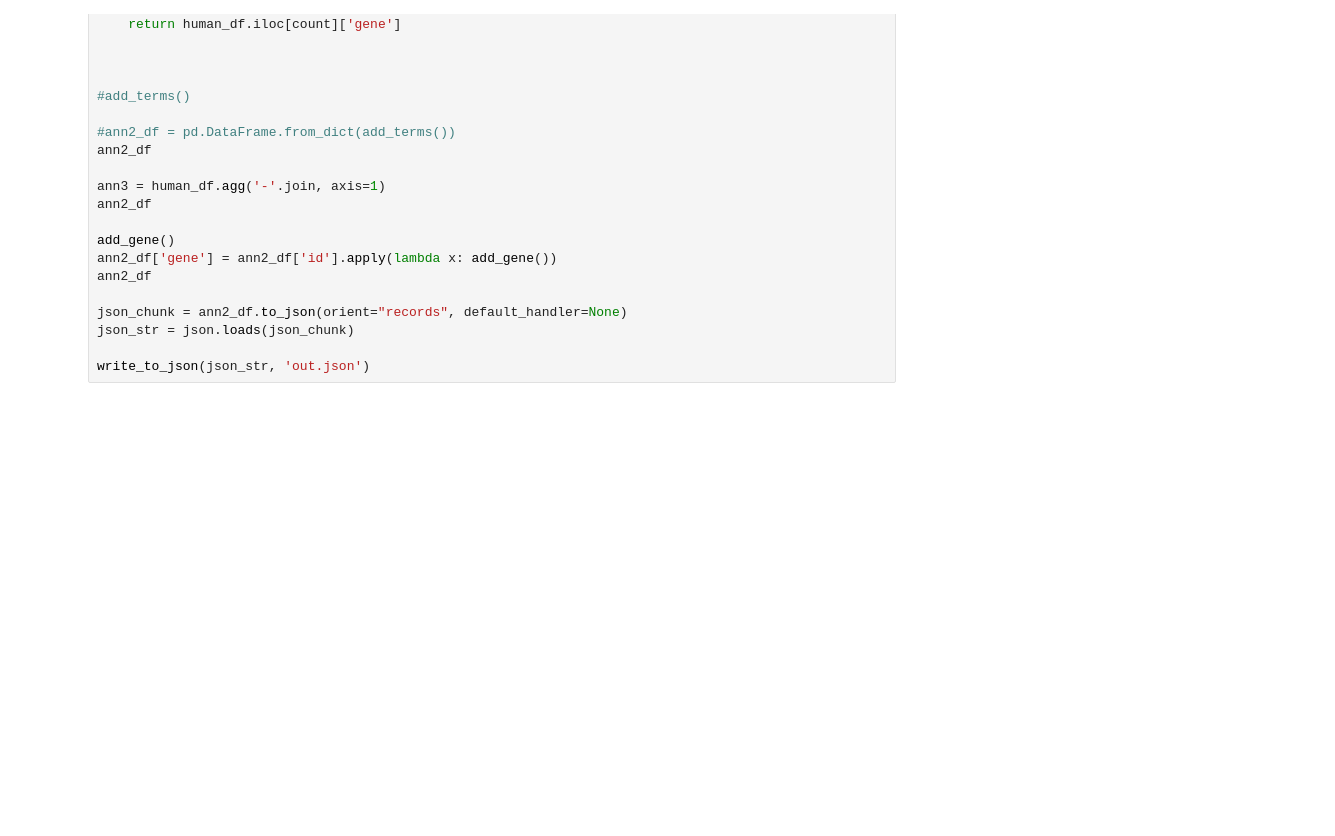
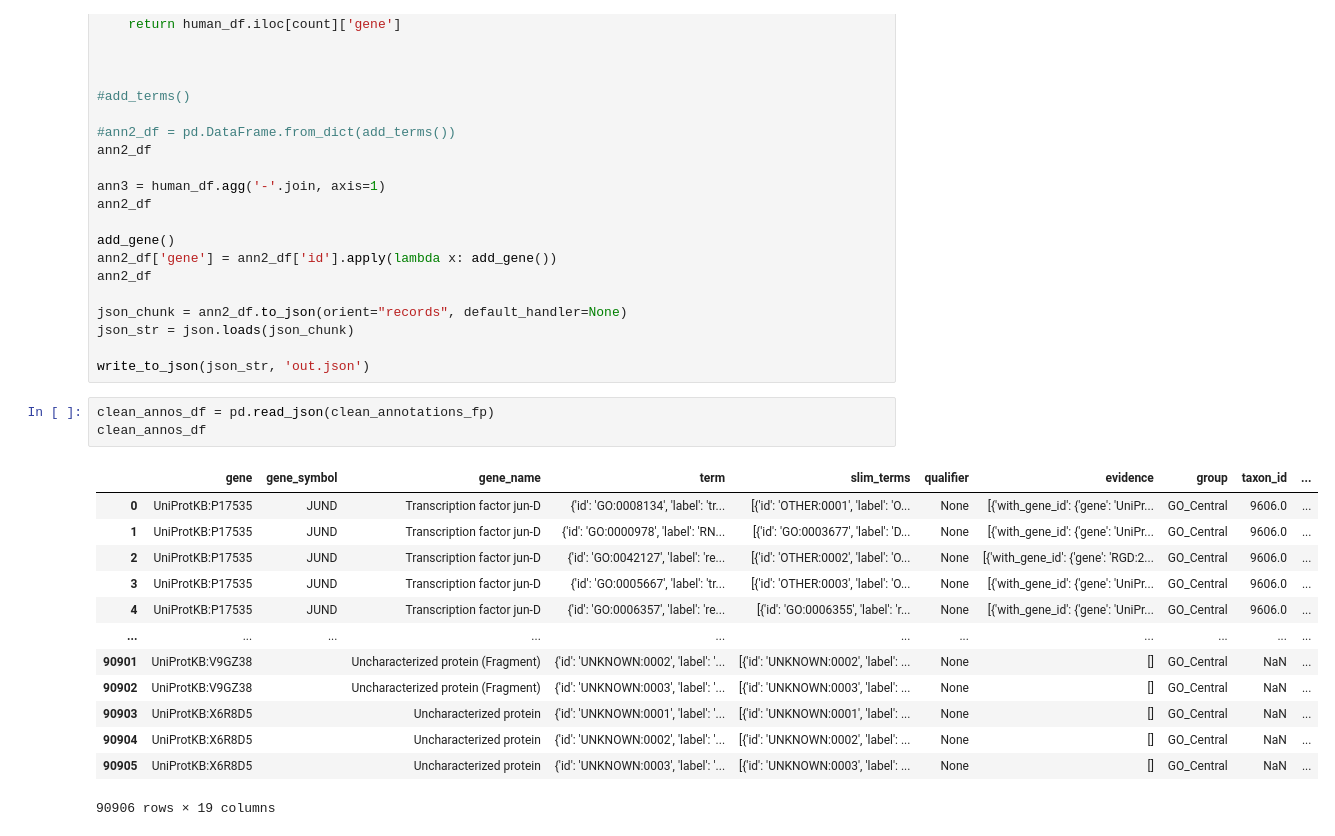
Before and after one commit to pantherdb/pango, a Jupyter notebook: loader/playground.ipynb, the cells around one changed output. Cells and saved outputs as stored; diff of their text form; blank space fills up the shorter version.

```diff
--- a/loader/playground.ipynb
+++ b/loader/playground.ipynb
@@ -333,3 +271,20 @@ json_chunk = ann2_df.to_json(orient="records", default_handler=None)
 json_str = json.loads(json_chunk)
 
 write_to_json(json_str, 'out.json')
+# %%
+clean_annos_df = pd.read_json(clean_annotations_fp)
+clean_annos_df
+# %% [output]
+|  | gene | gene_symbol | gene_name | term | slim_terms | qualifier | evidence | group | taxon_id | ... |
+| 0 | UniProtKB:P17535 | JUND | Transcription factor jun-D | {'id': 'GO:0008134', 'label': 'tr... | [{'id': 'OTHER:0001', 'label': 'O... | None | [{'with_gene_id': {'gene': 'UniPr... | GO_Central | 9606.0 | ... |
+| 1 | UniProtKB:P17535 | JUND | Transcription factor jun-D | {'id': 'GO:0000978', 'label': 'RN... | [{'id': 'GO:0003677', 'label': 'D... | None | [{'with_gene_id': {'gene': 'UniPr... | GO_Central | 9606.0 | ... |
+| 2 | UniProtKB:P17535 | JUND | Transcription factor jun-D | {'id': 'GO:0042127', 'label': 're... | [{'id': 'OTHER:0002', 'label': 'O... | None | [{'with_gene_id': {'gene': 'RGD:2... | GO_Central | 9606.0 | ... |
+| 3 | UniProtKB:P17535 | JUND | Transcription factor jun-D | {'id': 'GO:0005667', 'label': 'tr... | [{'id': 'OTHER:0003', 'label': 'O... | None | [{'with_gene_id': {'gene': 'UniPr... | GO_Central | 9606.0 | ... |
+| 4 | UniProtKB:P17535 | JUND | Transcription factor jun-D | {'id': 'GO:0006357', 'label': 're... | [{'id': 'GO:0006355', 'label': 'r... | None | [{'with_gene_id': {'gene': 'UniPr... | GO_Central | 9606.0 | ... |
+| ... | ... | ... | ... | ... | ... | ... | ... | ... | ... | ... |
+| 90901 | UniProtKB:V9GZ38 |  | Uncharacterized protein (Fragment) | {'id': 'UNKNOWN:0002', 'label': '... | [{'id': 'UNKNOWN:0002', 'label': ... | None | [] | GO_Central | NaN | ... |
+| 90902 | UniProtKB:V9GZ38 |  | Uncharacterized protein (Fragment) | {'id': 'UNKNOWN:0003', 'label': '... | [{'id': 'UNKNOWN:0003', 'label': ... | None | [] | GO_Central | NaN | ... |
+| 90903 | UniProtKB:X6R8D5 |  | Uncharacterized protein | {'id': 'UNKNOWN:0001', 'label': '... | [{'id': 'UNKNOWN:0001', 'label': ... | None | [] | GO_Central | NaN | ... |
+| 90904 | UniProtKB:X6R8D5 |  | Uncharacterized protein | {'id': 'UNKNOWN:0002', 'label': '... | [{'id': 'UNKNOWN:0002', 'label': ... | None | [] | GO_Central | NaN | ... |
+| 90905 | UniProtKB:X6R8D5 |  | Uncharacterized protein | {'id': 'UNKNOWN:0003', 'label': '... | [{'id': 'UNKNOWN:0003', 'label': ... | None | [] | GO_Central | NaN | ... |
+90906 rows × 19 columns
```
Also changed, not shown: parts of 11 cells of this notebook, 3 other files.
